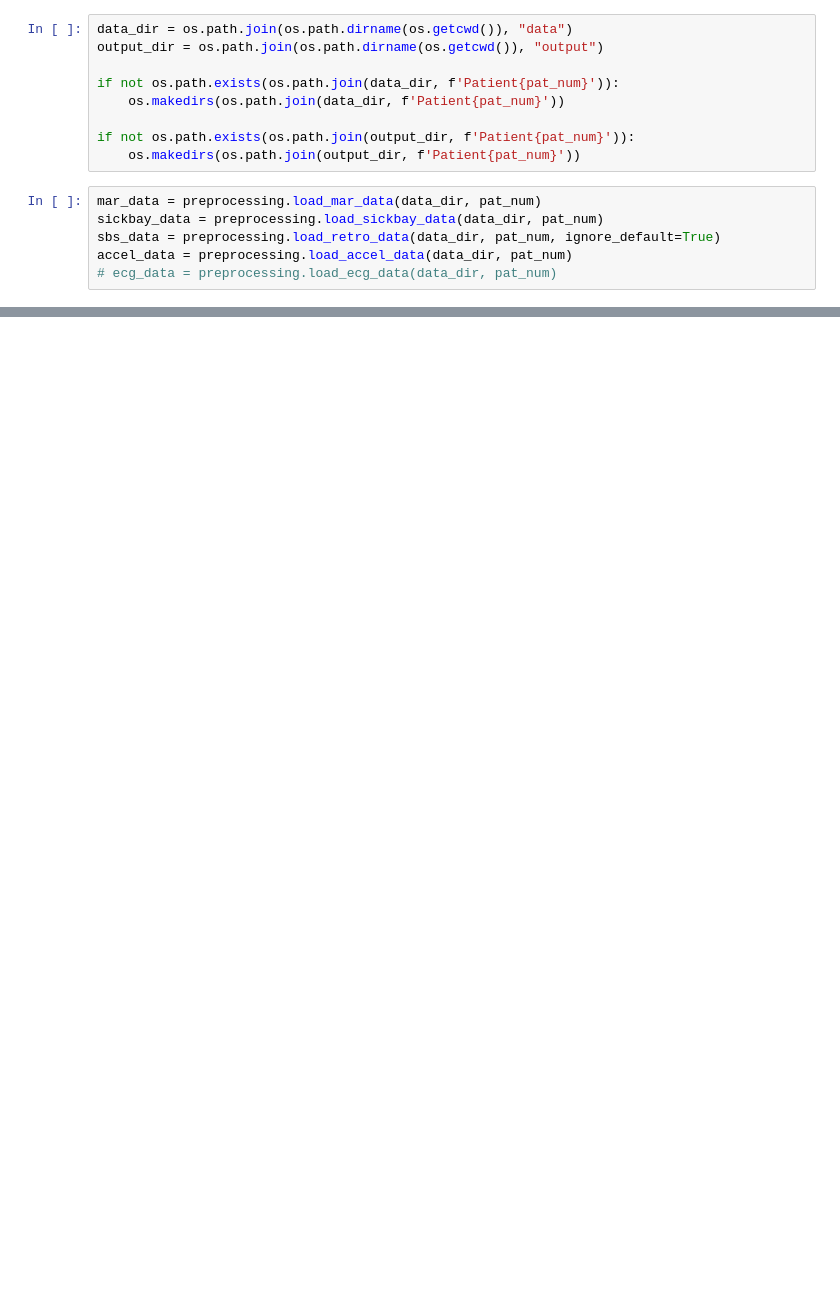
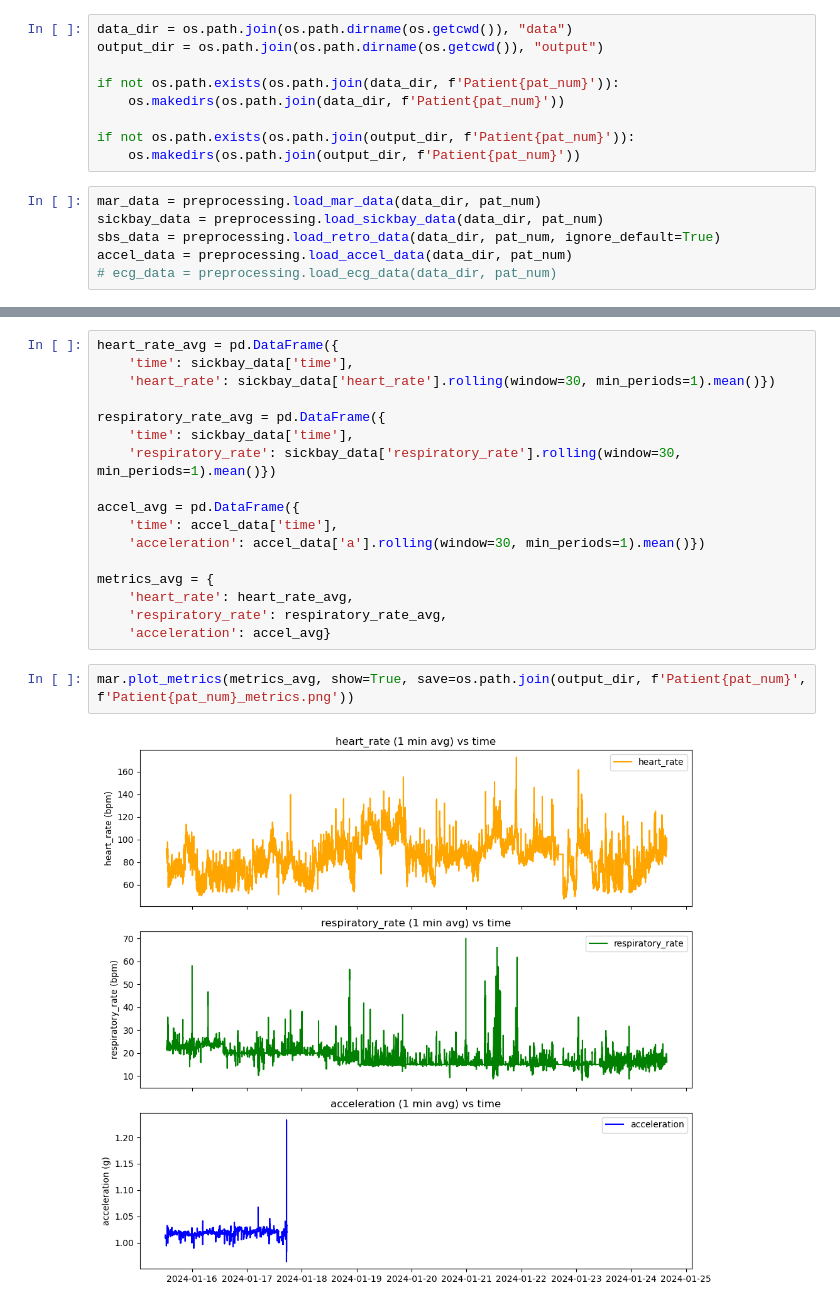
Before and after one commit to PedAccel/PedAccel, a Jupyter notebook: data_analysis/MAR/analysis/mar.ipynb, the cells around one changed output, grey strips where cells are left out. Saved outputs shown, nothing was run; the diff lists cells and outputs as text; blank space fills up the shorter version.

```diff
--- a/data_analysis/MAR/analysis/mar.ipynb
+++ b/data_analysis/MAR/analysis/mar.ipynb
@@ -71,0 +87,21 @@ mar.plot_concntration(drug_concentrations, 'all', show=False, save=os.path.join(
+# %%
+heart_rate_avg = pd.DataFrame({
+    'time': sickbay_data['time'],
+    'heart_rate': sickbay_data['heart_rate'].rolling(window=30, min_periods=1).mean()})
+
+respiratory_rate_avg = pd.DataFrame({
+    'time': sickbay_data['time'],
+    'respiratory_rate': sickbay_data['respiratory_rate'].rolling(window=30, min_periods=1).mean()})
+
+accel_avg = pd.DataFrame({
+    'time': accel_data['time'],
+    'acceleration': accel_data['a'].rolling(window=30, min_periods=1).mean()})
+
+metrics_avg = {
+    'heart_rate': heart_rate_avg,
+    'respiratory_rate': respiratory_rate_avg,
+    'acceleration': accel_avg}
+# %%
+mar.plot_metrics(metrics_avg, show=True, save=os.path.join(output_dir, f'Patient{pat_num}', f'Patient{pat_num}_metrics.png'))
+# %% [output]
+[figure, added]
```
Also changed, not shown: parts of 5 cells of this notebook, 2 other files.
